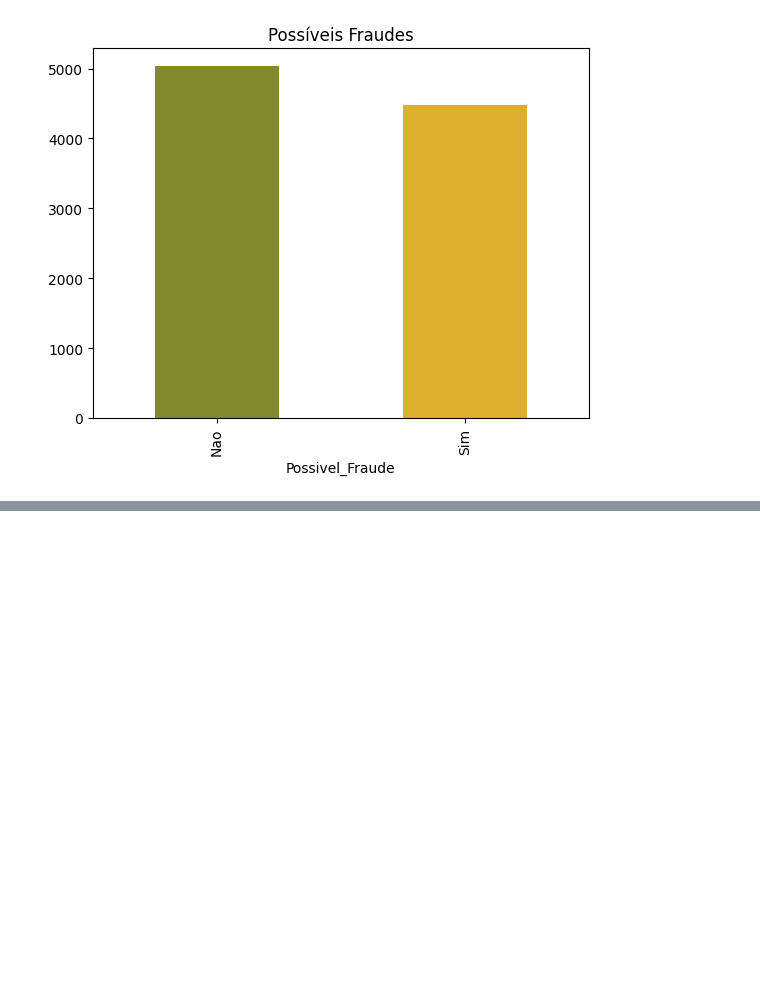
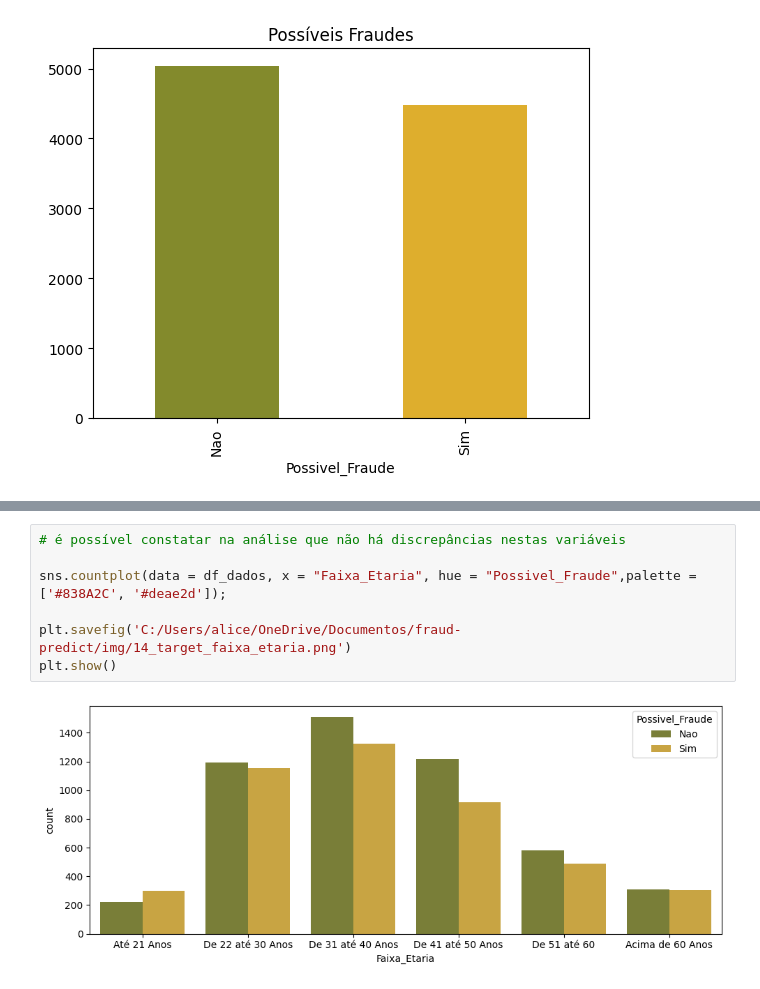
Before and after one commit to marialicer/fraud-predict, a Jupyter notebook: analysis/fraud_predict_model.ipynb, the cells around one changed output, grey strips where cells are left out. Saved outputs shown, nothing was run; the diff lists cells and outputs as text; blank space fills up the shorter version.

```diff
--- a/analysis/fraud_predict_model.ipynb
+++ b/analysis/fraud_predict_model.ipynb
@@ -510,0 +642,9 @@ plt.show()
+# %%
+# é possível constatar na análise que não há discrepâncias nestas variáveis
+
+sns.countplot(data = df_dados, x = "Faixa_Etaria", hue = "Possivel_Fraude",palette = ['#838A2C', '#deae2d']);
+
+plt.savefig('C:/Users/alice/OneDrive/Documentos/fraud-predict/img/14_target_faixa_etaria.png')
+plt.show()
+# %% [output]
+[figure, added]
```
Also changed, not shown: parts of 70 cells of this notebook.
